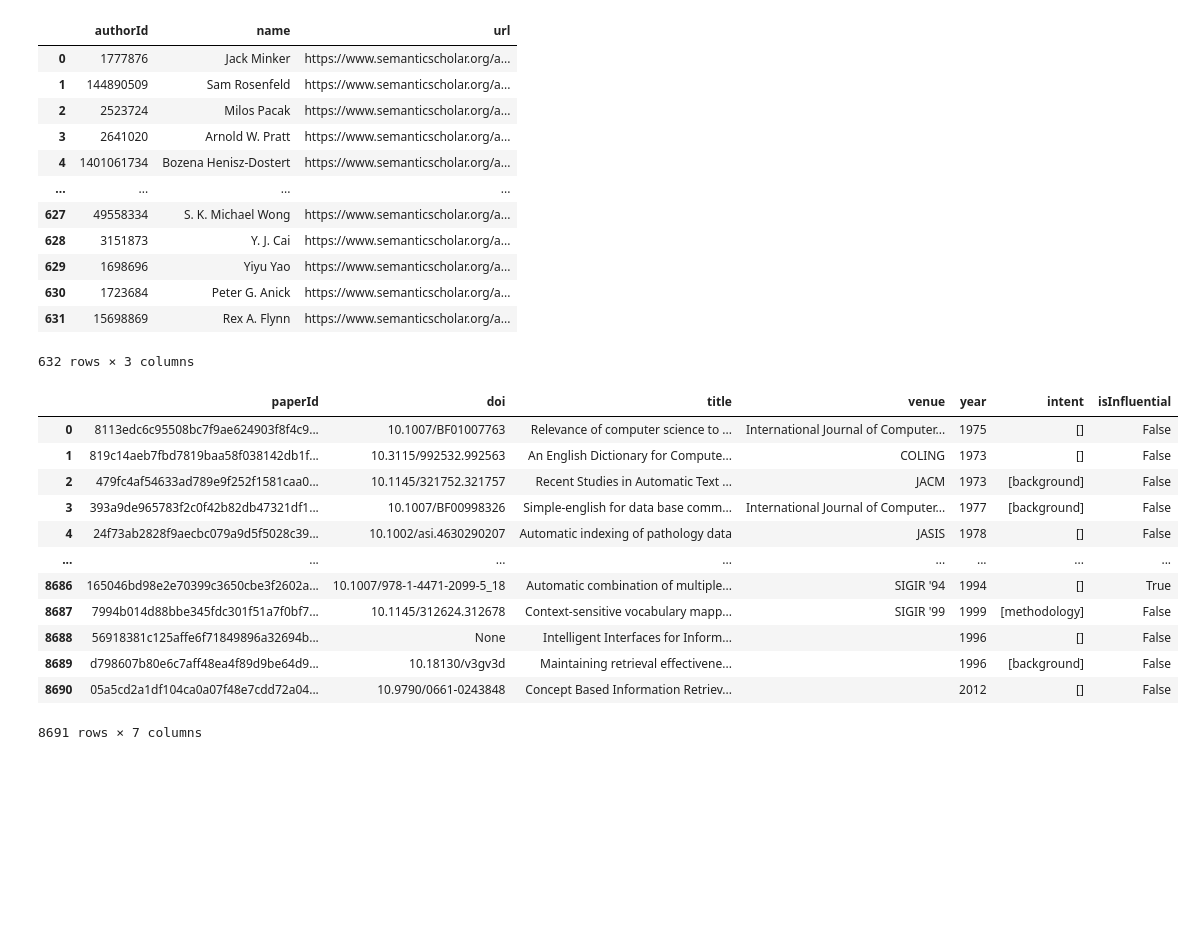
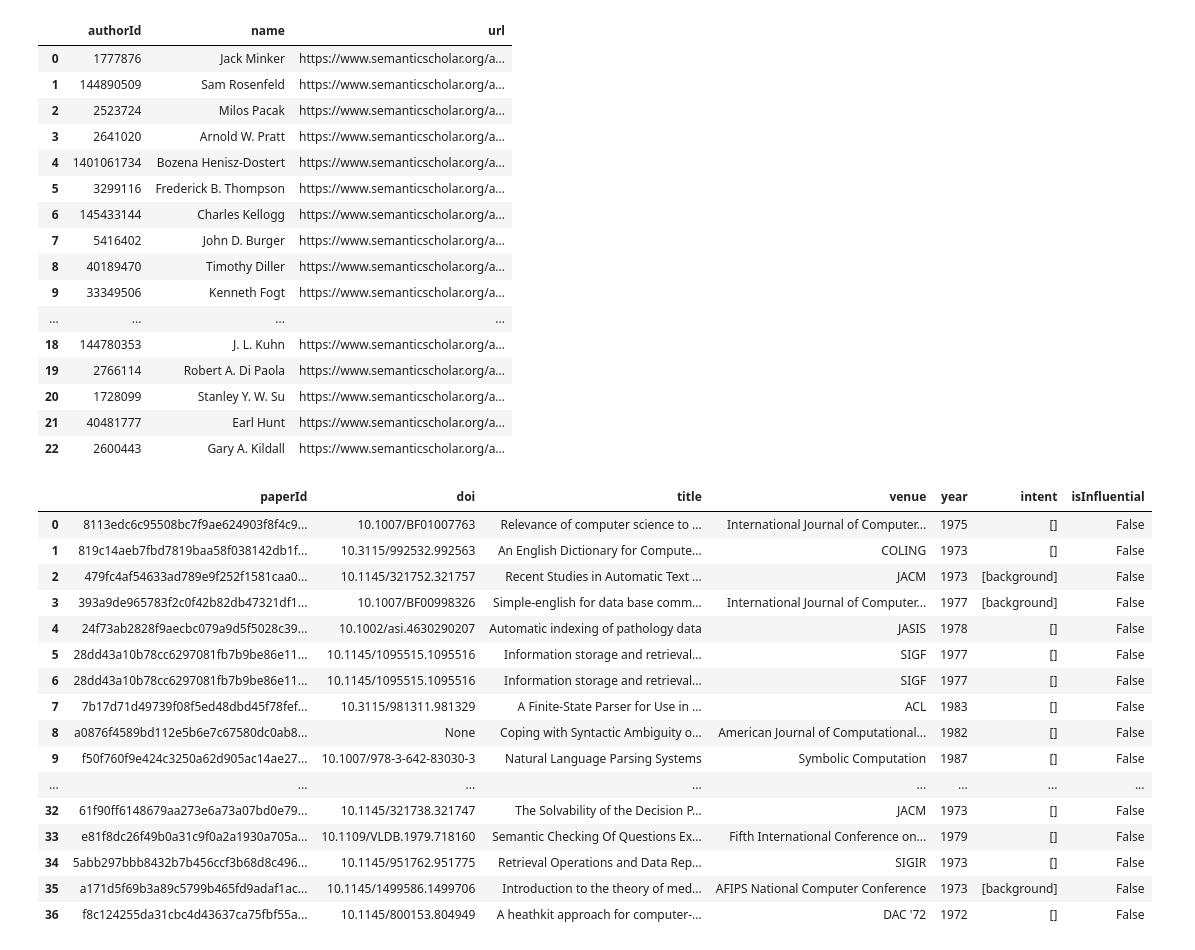
Before and after one commit to manishareddynarayan/Akshitha_INFO5731_Spring2020, a Jupyter notebook: Copy_of_Copy_of_Copy_of_FinalProject.ipynb, the cells around one changed output. Saved outputs shown, nothing was run; the diff lists cells and outputs as text; code cells hidden in the pictures; blank space fills up the shorter version.

```diff
--- a/Copy_of_Copy_of_Copy_of_FinalProject.ipynb
+++ b/Copy_of_Copy_of_Copy_of_FinalProject.ipynb
@@ -26,3 +20,8 @@ df2.to_csv('output.csv')
+# %%
+data = pd.read_csv("output.csv")
+df1= data.dropna()
+header = ["article_id"]
+df1.to_csv('output.csv', columns = header)
 # %%
 import csv
 import itertools
@@ -30,7 +29,7 @@ contents = []
 with open('output.csv','r') as csvf:
     urls = csv.reader(csvf)
     next(urls, None)
-    contents = [row[1] for row in itertools.islice(urls,4562)]
+    contents = [row[1] for row in itertools.islice(urls,10)]
 string = 'https://api.semanticscholar.org/v1/paper/'
 my_new_list = [string+x for x in contents]
 with open("Article_URLs.csv","w") as f:
@@ -92,7 +91,7 @@ FieldsOfStudylist = []
 Topiclist = []
 urllist = []
 influentialCitationCountlist = []
-for i in range(339):
+for i in range(78):
   f = open('Article' + str(i) + '.json')
   data = json.load(f)
   venue = data['venue']
@@ -165,7 +164,7 @@ authorurl = []
 #authorrank = []
 #authorinstitution = []
 #authorPublication = []
-for i in range(339):
+for i in range(10):
   f = open('Article' + str(i) + '.json')
   data = json.load(f)
   for value in data['authors']:
@@ -199,13 +198,17 @@ df1
 | 2 | 2523724 | Milos Pacak | https://www.semanticscholar.org/a... |
 | 3 | 2641020 | Arnold W. Pratt | https://www.semanticscholar.org/a... |
 | 4 | 1401061734 | Bozena Henisz-Dostert | https://www.semanticscholar.org/a... |
+| 5 | 3299116 | Frederick B. Thompson | https://www.semanticscholar.org/a... |
+| 6 | 145433144 | Charles Kellogg | https://www.semanticscholar.org/a... |
+| 7 | 5416402 | John D. Burger | https://www.semanticscholar.org/a... |
+| 8 | 40189470 | Timothy Diller | https://www.semanticscholar.org/a... |
+| 9 | 33349506 | Kenneth Fogt | https://www.semanticscholar.org/a... |
 | ... | ... | ... | ... |
-| 627 | 49558334 | S. K. Michael Wong | https://www.semanticscholar.org/a... |
-| 628 | 3151873 | Y. J. Cai | https://www.semanticscholar.org/a... |
-| 629 | 1698696 | Yiyu Yao | https://www.semanticscholar.org/a... |
-| 630 | 1723684 | Peter G. Anick | https://www.semanticscholar.org/a... |
-| 631 | 15698869 | Rex A. Flynn | https://www.semanticscholar.org/a... |
+| 18 | 144780353 | J. L. Kuhn | https://www.semanticscholar.org/a... |
+| 19 | 2766114 | Robert A. Di Paola | https://www.semanticscholar.org/a... |
+| 20 | 1728099 | Stanley Y. W. Su | https://www.semanticscholar.org/a... |
+| 21 | 40481777 | Earl Hunt | https://www.semanticscholar.org/a... |
+| 22 | 2600443 | Gary A. Kildall | https://www.semanticscholar.org/a... |
-632 rows × 3 columns
 # %%
 #table 3
 import json
@@ -218,7 +221,7 @@ citingvenue = []
 citingyear = []
 citingintent = []
 citinginfluential = []
-for i in range(339):
+for i in range(10):
   f = open('Article' + str(i) + '.json')
   data = json.load(f)
   for value in data['citations']:
@@ -229,40 +232,44 @@ for i in range(339):
     citingdoi.append(doi)
     #print(doi)
     title = value['title']
     citingtitle.append(title)
     #print(title)
     venue = value['venue']
     citingvenue.append(venue)
     #print(venue)
     year = value['year']
     citingyear.append(year)
     #print(year)
     intent = value['intent']
     citingintent.append(intent)
     #print(intent)
     isInfluential = value['isInfluential']
     citinginfluential.append(isInfluential)
     #print(isInfluential)
 a = {'paperId' : citingpaperId ,'doi' : citingdoi ,'title' : citingtitle ,
      'venue' :citingvenue, 'year': citingyear,
      'intent' : citingintent,'isInfluential' : citinginfluential}
 df = pd.DataFrame.from_dict(a, orient='index')
 df1 = df.transpose()
 df1
 # %% [output]
 |  | paperId | doi | title | venue | year | intent | isInfluential |
 | 0 | 8113edc6c95508bc7f9ae624903f8f4c9... | 10.1007/BF01007763 | Relevance of computer science to ... | International Journal of Computer... | 1975 | [] | False |
 | 1 | 819c14aeb7fbd7819baa58f038142db1f... | 10.3115/992532.992563 | An English Dictionary for Compute... | COLING | 1973 | [] | False |
 | 2 | 479fc4af54633ad789e9f252f1581caa0... | 10.1145/321752.321757 | Recent Studies in Automatic Text ... | JACM | 1973 | [background] | False |
 | 3 | 393a9de965783f2c0f42b82db47321df1... | 10.1007/BF00998326 | Simple-english for data base comm... | International Journal of Computer... | 1977 | [background] | False |
 | 4 | 24f73ab2828f9aecbc079a9d5f5028c39... | 10.1002/asi.4630290207 | Automatic indexing of pathology data | JASIS | 1978 | [] | False |
+| 5 | 28dd43a10b78cc6297081fb7b9be86e11... | 10.1145/1095515.1095516 | Information storage and retrieval... | SIGF | 1977 | [] | False |
+| 6 | 28dd43a10b78cc6297081fb7b9be86e11... | 10.1145/1095515.1095516 | Information storage and retrieval... | SIGF | 1977 | [] | False |
+| 7 | 7b17d71d49739f08f5ed48dbd45f78fef... | 10.3115/981311.981329 | A Finite-State Parser for Use in ... | ACL | 1983 | [] | False |
+| 8 | a0876f4589bd112e5b6e7c67580dc0ab8... | None | Coping with Syntactic Ambiguity o... | American Journal of Computational... | 1982 | [] | False |
+| 9 | f50f760f9e424c3250a62d905ac14ae27... | 10.1007/978-3-642-83030-3 | Natural Language Parsing Systems | Symbolic Computation | 1987 | [] | False |
 | ... | ... | ... | ... | ... | ... | ... | ... |
-| 8686 | 165046bd98e2e70399c3650cbe3f2602a... | 10.1007/978-1-4471-2099-5_18 | Automatic combination of multiple... | SIGIR '94 | 1994 | [] | True |
-| 8687 | 7994b014d88bbe345fdc301f51a7f0bf7... | 10.1145/312624.312678 | Context-sensitive vocabulary mapp... | SIGIR '99 | 1999 | [methodology] | False |
-| 8688 | 56918381c125affe6f71849896a32694b... | None | Intelligent Interfaces for Inform... |  | 1996 | [] | False |
-| 8689 | d798607b80e6c7aff48ea4f89d9be64d9... | 10.18130/v3gv3d | Maintaining retrieval effectivene... |  | 1996 | [background] | False |
-| 8690 | 05a5cd2a1df104ca0a07f48e7cdd72a04... | 10.9790/0661-0243848 | Concept Based Information Retriev... |  | 2012 | [] | False |
+| 32 | 61f90ff6148679aa273e6a73a07bd0e79... | 10.1145/321738.321747 | The Solvability of the Decision P... | JACM | 1973 | [] | False |
+| 33 | e81f8dc26f49b0a31c9f0a2a1930a705a... | 10.1109/VLDB.1979.718160 | Semantic Checking Of Questions Ex... | Fifth International Conference on... | 1979 | [] | False |
+| 34 | 5abb297bbb8432b7b456ccf3b68d8c496... | 10.1145/951762.951775 | Retrieval Operations and Data Rep... | SIGIR | 1973 | [] | False |
+| 35 | a171d5f69b3a89c5799b465fd9adaf1ac... | 10.1145/1499586.1499706 | Introduction to the theory of med... | AFIPS National Computer Conference | 1973 | [background] | False |
+| 36 | f8c124255da31cbc4d43637ca75fbf55a... | 10.1145/800153.804949 | A heathkit approach for computer-... | DAC '72 | 1972 | [] | False |
-8691 rows × 7 columns
 # %%
 #table 4
 import re
```
Also changed, not shown: parts of 6 cells of this notebook.
